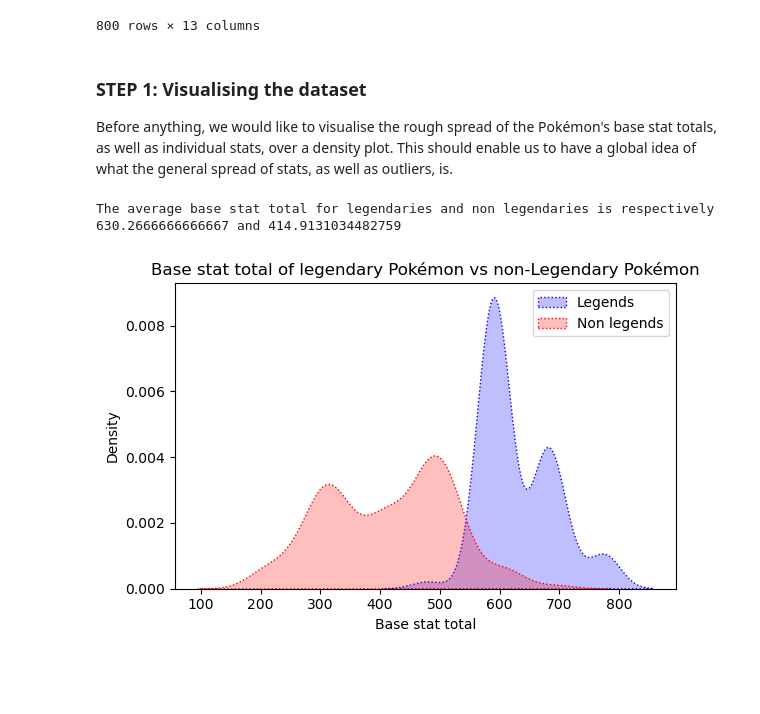
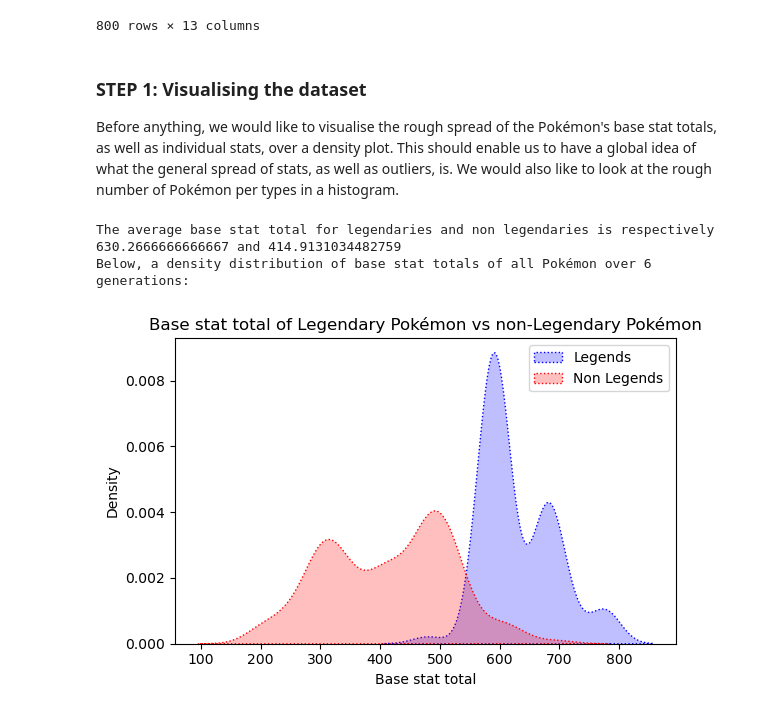
Before and after one commit to LiamLeGoffic/SPLEX_Project, a Jupyter notebook: pokemon_analysis_final.ipynb, the cells around one changed output. Cells and saved outputs as stored; diff of their text form; code cells hidden in the pictures; blank space fills up the shorter version.

```diff
--- a/pokemon_analysis_final.ipynb
+++ b/pokemon_analysis_final.ipynb
@@ -53,6 +55,7 @@ data
 
 Before anything, we would like to visualise the rough spread of the Pokémon's base stat totals, as well as individual stats, over a density plot.
 This should enable us to have a global idea of what the general spread of stats, as well as outliers, is.
+We would also like to look at the rough number of Pokémon per types in a histogram.
 # %%
 # Split legendaries and non-legendaries into two datasets
 legendaries = data[data['Legendary']==True]
@@ -63,29 +69,34 @@ plebians = data[data['Legendary']==False]
 # %%
 # Calculate average base stats
 avg_l_base = sum(legendaries["Total"])/len(legendaries)
 avg_p_base = sum(plebians["Total"])/len(plebians)
+
+# Calculate average stats per generation for putting into a radar plot
 
 print("The average base stat total for legendaries and non legendaries is respectively "+ str(avg_l_base) + " and " + str(avg_p_base))
 
 # Append base stats into list
 l_base_list = []
 p_base_list = []
 
 for base in legendaries["Total"]:
     l_base_list.append(base)
 for base in plebians["Total"]:
     p_base_list.append(base)
 
+print("Below, a density distribution of base stat totals of all Pokémon over 6 generations:")
+
 # Density plot
 fig, ax = plt.subplots()
 sns.kdeplot(l_base_list,shade=True,color="blue",label="Legends",linestyle ="dotted")
-sns.kdeplot(p_base_list,shade=True,color="red",label="Non legends",linestyle ="dotted")
-plt.title("Base stat total of legendary Pokémon vs non-Legendary Pokémon")
+sns.kdeplot(p_base_list,shade=True,color="red",label="Non Legends",linestyle ="dotted")
+plt.title("Base stat total of Legendary Pokémon vs non-Legendary Pokémon")
 plt.xlabel("Base stat total")
 plt.ylabel("Density")
 plt.legend(loc='upper right')
 plt.tight_layout()
 plt.show()
 # %% [output]
 The average base stat total for legendaries and non legendaries is respectively 630.2666666666667 and 414.9131034482759
+Below, a density distribution of base stat totals of all Pokémon over 6 generations:
-[figure, old version]
+[figure, new version]
```
Also changed, not shown: parts of 7 cells of this notebook.
